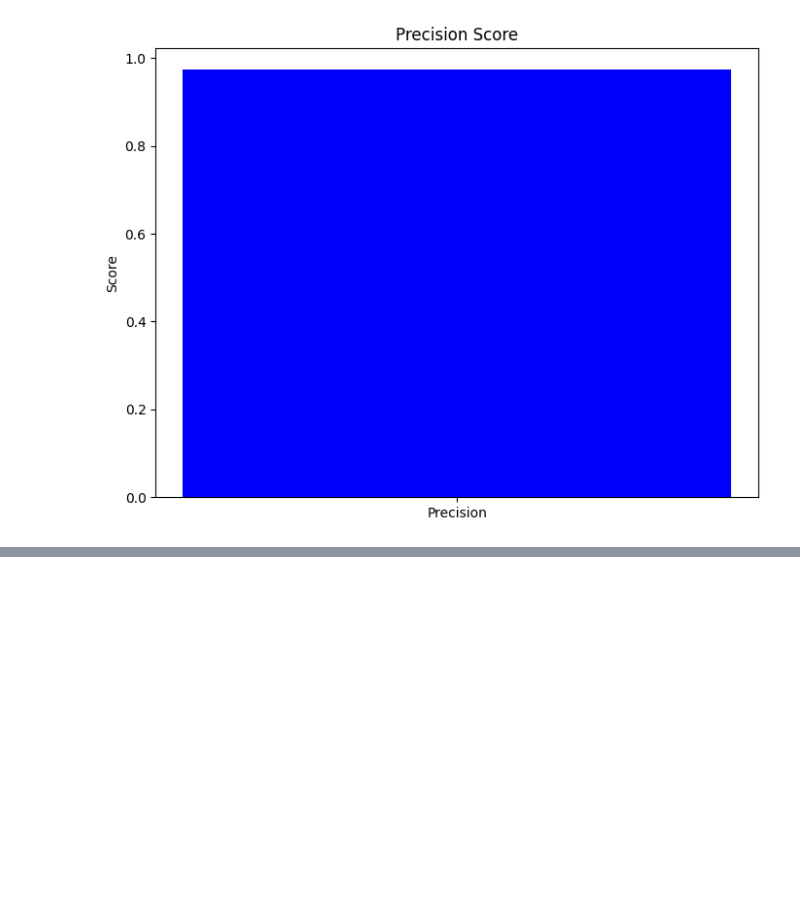
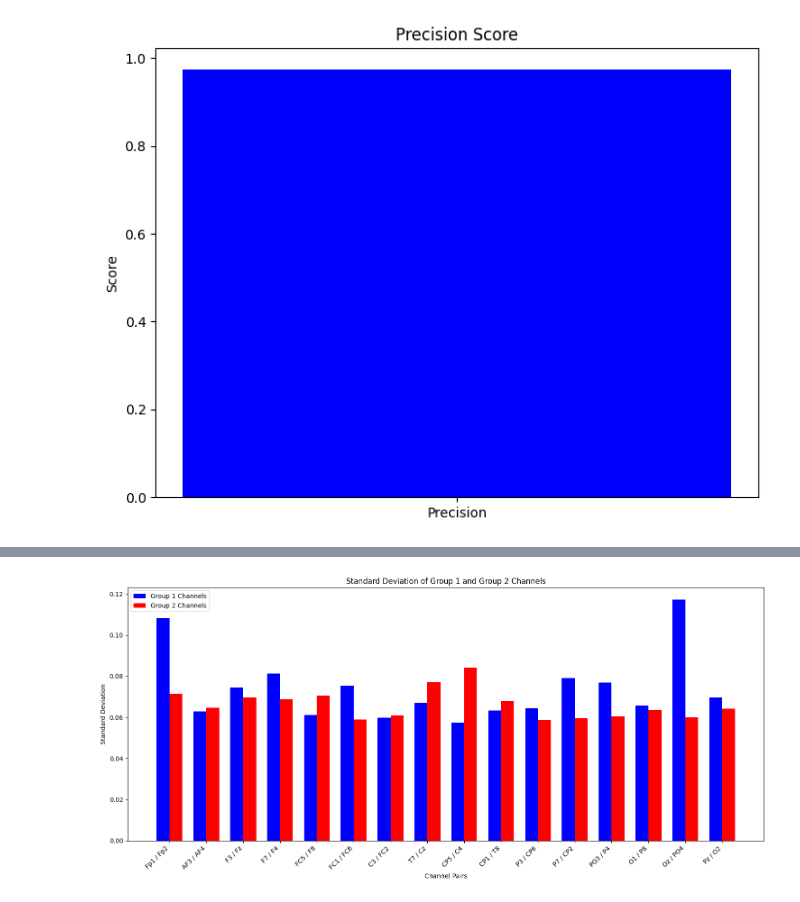
Before and after one commit to MichelleIhetu/ML_Learning_Track, a Jupyter notebook: Project Learning/Final_Project.ipynb, the cells around one changed output, grey strips where cells are left out. Cells and saved outputs as stored; diff of their text form; code cells hidden in the pictures; blank space fills up the shorter version.

```diff
--- a/Project Learning/Final_Project.ipynb
+++ b/Project Learning/Final_Project.ipynb
@@ -830,0 +694,36 @@ I need to construct a pandas DataFrame to display the T-test results in a struct
+# %%
+
+# Repeatability
+
+# Calculate the standard deviation for each column (channel) in group1_data
+std_group1_columns = group1_data.std(axis=0)
+
+# Calculate the standard deviation for each column (channel) in group2_data
+std_group2_columns = group2_data.std(axis=0)
+
+
+
+# Plotting the standard deviation for Group 1 and Group 2 channels
+
+# Ensure group1_channel_names and group2_channel_names are defined
+group1_channel_names = ['Fp1', 'AF3', 'F3', 'F7', 'FC5', 'FC1', 'C3', 'T7', 'CP5', 'CP1', 'P3', 'P7', 'PO3', 'O1', 'Oz', 'Pz']
+group2_channel_names = ['Fp2', 'AF4', 'Fz', 'F4', 'F8', 'FC6', 'FC2', 'Cz', 'C4', 'T8', 'CP6', 'CP2', 'P4', 'P8', 'PO4', 'O2']
+
+fig, ax = plt.subplots(figsize=(15, 7))
+
+bar_width = 0.35
+index = np.arange(len(group1_channel_names))
+
+bar1 = ax.bar(index, std_group1_columns, bar_width, label='Group 1 Channels', color='blue')
+bar2 = ax.bar(index + bar_width, std_group2_columns, bar_width, label='Group 2 Channels', color='red')
+
+ax.set_xlabel('Channel Pairs')
+ax.set_ylabel('Standard Deviation')
+ax.set_title('Standard Deviation of Group 1 and Group 2 Channels')
+ax.set_xticks(index + bar_width / 2)
+ax.set_xticklabels([f'{g1} / {g2}' for g1, g2 in zip(group1_channel_names, group2_channel_names)], rotation=45, ha='right')
+ax.legend()
+plt.tight_layout()
+plt.show()
+# %% [output]
+[figure, added]
```
Also changed, not shown: parts of 25 cells of this notebook.
